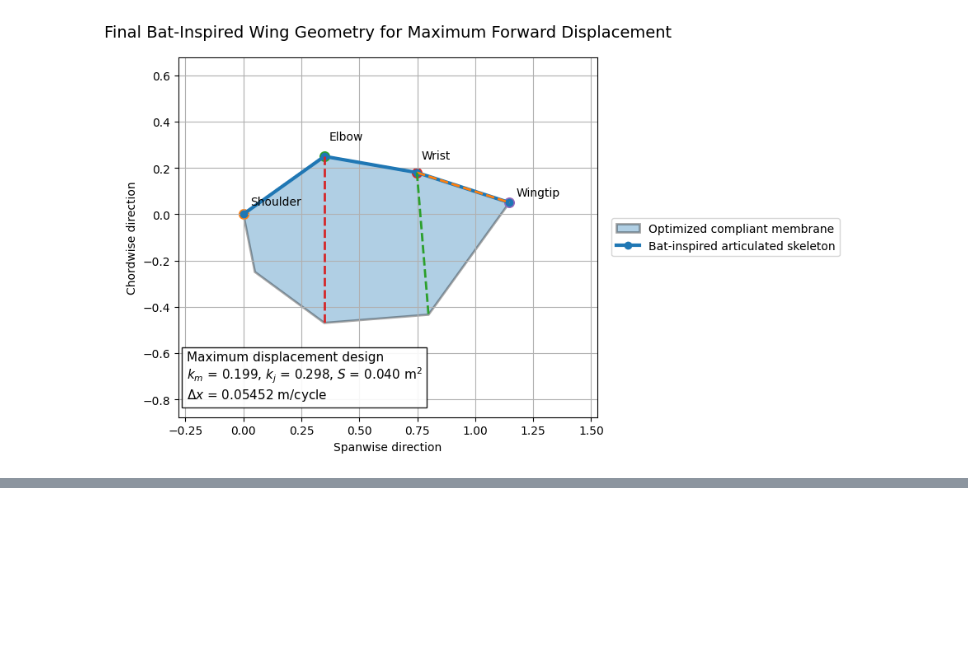
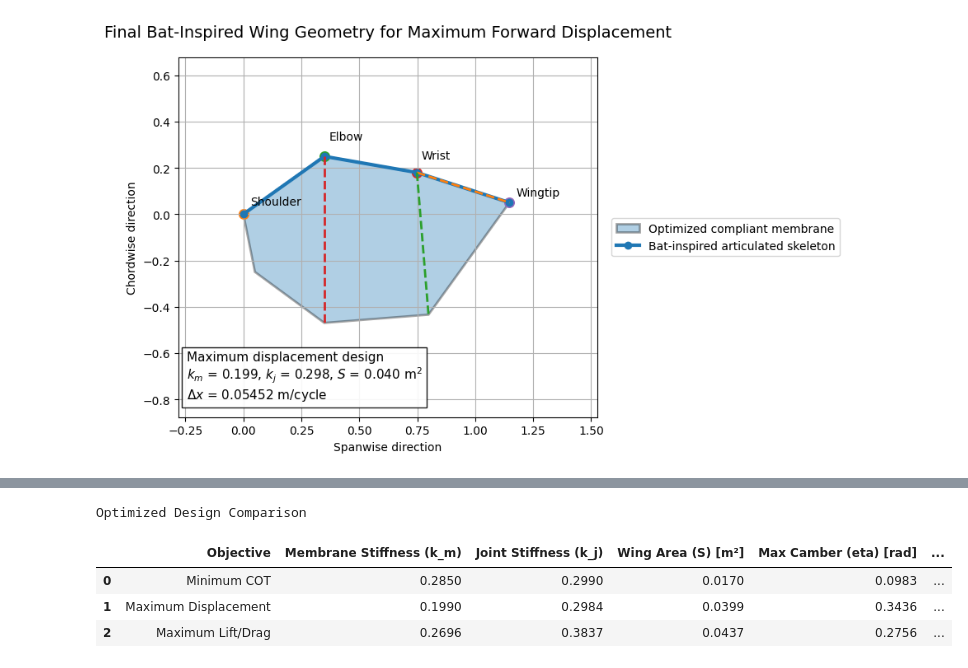
Before and after one commit to brvndon266/MAE_269_Bioinspired_Mobile_Robotics, a Jupyter notebook: Final Project/MAE-269-Final-Project.ipynb, the cells around one changed output, grey strips where cells are left out. Saved outputs shown, nothing was run; the diff lists cells and outputs as text; code cells hidden in the pictures; blank space fills up the shorter version.

```diff
--- a/Final Project/MAE-269-Final-Project.ipynb
+++ b/Final Project/MAE-269-Final-Project.ipynb
@@ -964,0 +1016,58 @@ plot_ld_optimized_wing_geometry(x_ld, result_ld)
+# %%
+# Table of Optimized Shape Variables
+import pandas as pd
+
+summary_table = pd.DataFrame({
+    "Objective": [
+        "Minimum COT",
+        "Maximum Displacement",
+        "Maximum Lift/Drag"
+    ],
+
+    "Membrane Stiffness (k_m)": [
+        x_opt[0],
+        x_dx[0],
+        x_ld[0]
+    ],
+
+    "Joint Stiffness (k_j)": [
+        x_opt[1],
+        x_dx[1],
+        x_ld[1]
+    ],
+
+    "Wing Area (S) [m²]": [
+        x_opt[2],
+        x_dx[2],
+        x_ld[2]
+    ],
+
+    "Max Camber (eta) [rad]": [
+        result_opt["max_eta"],
+        result_dx["max_eta"],
+        result_ld["max_eta"]
+    ],
+
+    "Mean Lift [N]": [
+        result_opt["mean_lift"],
+        result_dx["mean_lift"],
+        result_ld["mean_lift"]
+    ],
+
+    "Mean Drag [N]": [
+        result_opt["mean_drag"],
+        result_dx["mean_drag"],
+        result_ld["mean_drag"]
+    ]
+})
+
+summary_table = summary_table.round(4)
+
+print("\nOptimized Design Comparison\n")
+display(summary_table)
+# %% [output]
+Optimized Design Comparison
+|  | Objective | Membrane Stiffness (k_m) | Joint Stiffness (k_j) | Wing Area (S) [m²] | Max Camber (eta) [rad] | ... |
+| 0 | Minimum COT | 0.2850 | 0.2990 | 0.0170 | 0.0983 | ... |
+| 1 | Maximum Displacement | 0.1990 | 0.2984 | 0.0399 | 0.3436 | ... |
+| 2 | Maximum Lift/Drag | 0.2696 | 0.3837 | 0.0437 | 0.2756 | ... |
```
Also changed, not shown: parts of 6 cells of this notebook.
